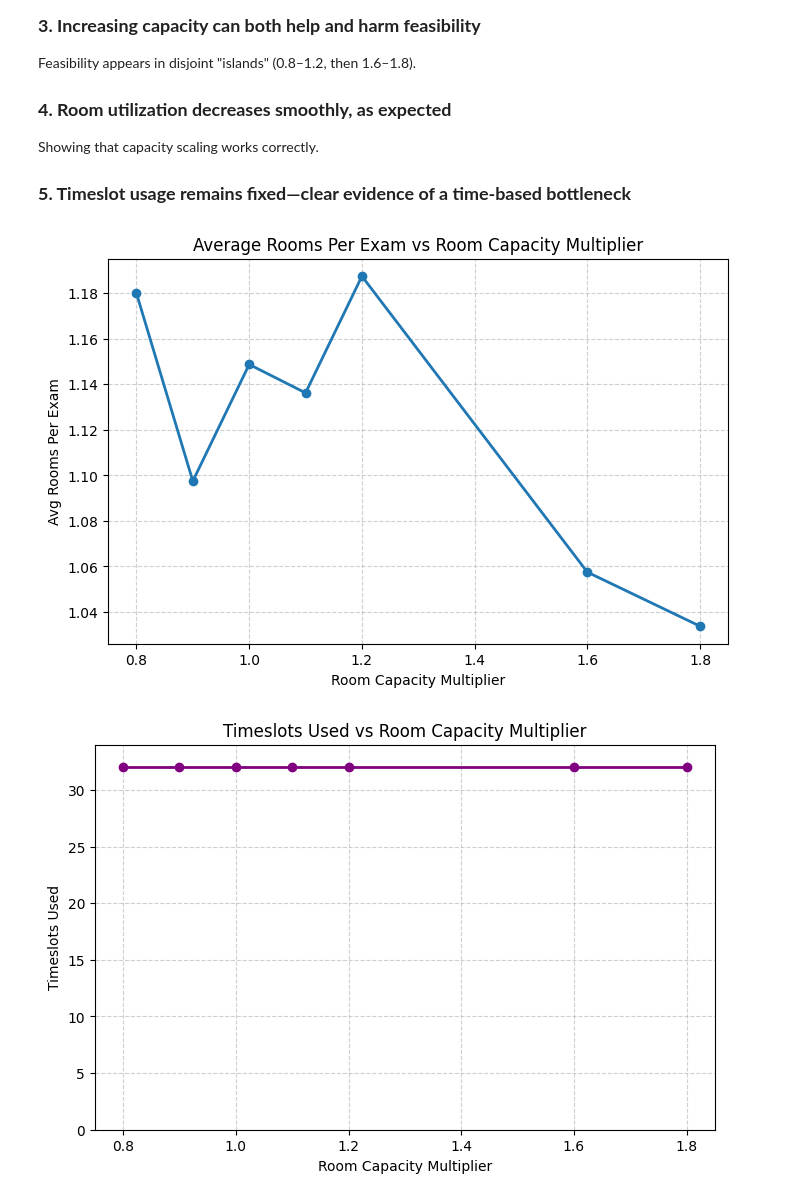
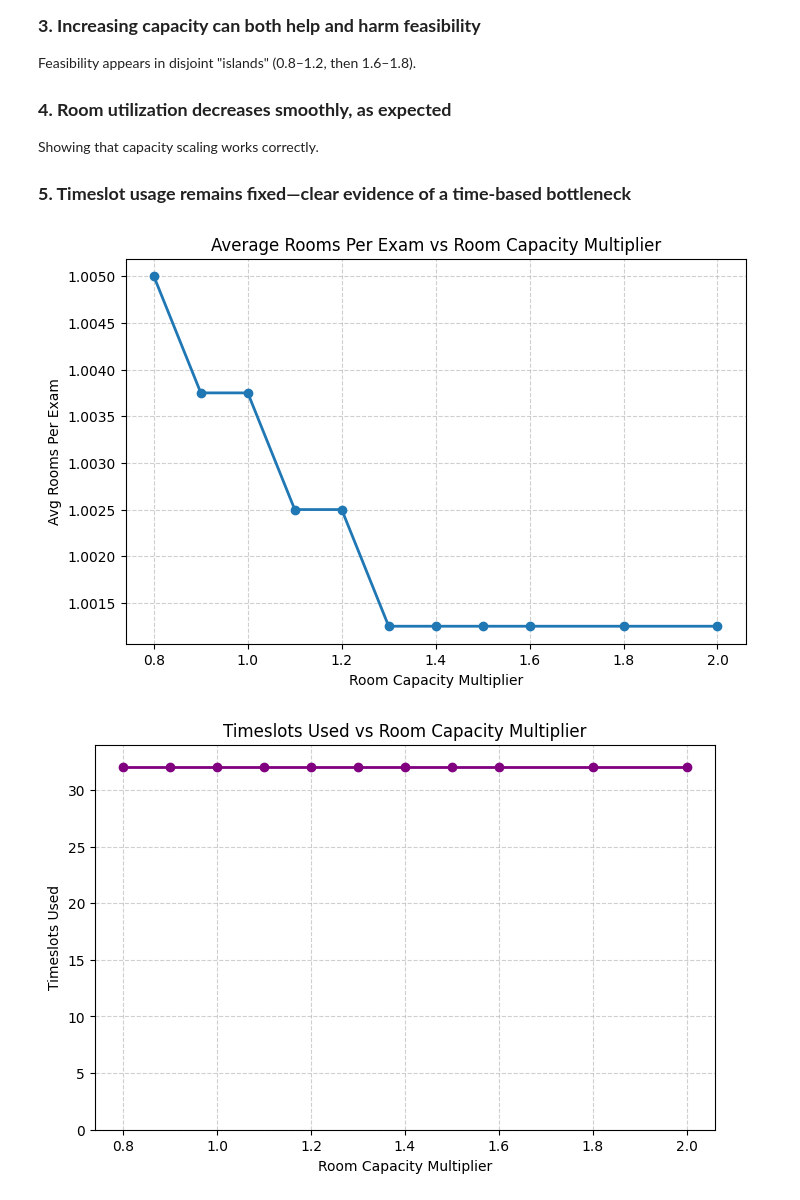
Before and after one commit to jennykhanhnguyen/optimize-exam-schedule, a Jupyter notebook: code/sensitivity_analysis.ipynb, the cells around one changed output. Saved outputs shown, nothing was run; the diff lists cells and outputs as text; code cells hidden in the pictures.

```diff
--- a/code/sensitivity_analysis.ipynb
+++ b/code/sensitivity_analysis.ipynb
@@ -373,18 +462,30 @@ def run_model(cap_multiplier=1.0, global_cap_multiplier=1.0, K=3, enrollment_mul
         "avg_room_utilization": avg_room_utilization
     }
 # %%
-def sensitivity_room_capacity():
-    multipliers = [0.7, 0.8, 0.9, 1.0, 1.1, 1.2, 1.3, 1.4, 1.5, 1.6, 1.8, 2.0]
+def sensitivity_room_capacity(
+    multipliers = [0.7, 0.8, 0.9, 1.0, 1.1, 1.2, 1.3, 1.4, 1.5, 1.6, 1.8, 2.0],
+    alpha=1.0,
+    gamma=0.3,
+    K=3,
+    global_cap_multiplier=1.0,
+    enrollment_multiplier=1.0
+):
     results = []
 
     for m in multipliers:
-        print(f"\n Running capacity multiplier {m}")
-        out = run_model(cap_multiplier=m)
+        print(f"\nRunning room capacity multiplier = {m}")
+        out = run_model(
+            alpha=alpha,
+            gamma=gamma,
+            K=K,
+            cap_multiplier=m,
+            global_cap_multiplier=global_cap_multiplier,
+            enrollment_multiplier=enrollment_multiplier
+        )
         results.append(out)
 
-    df = pd.DataFrame(results)
-    return df
+    return pd.DataFrame(results)
 
-df_cap1 = sensitivity_room_capacity()
-df_cap1
+df_cap = sensitivity_room_capacity()
+df_cap
 # %% [output]
@@ -527,35 +628,35 @@ Showing that capacity scaling works correctly.
 
 ### **5. Timeslot usage remains fixed—clear evidence of a time-based bottleneck**
 # %%
-df_plot = df_cap1[df_cap1["feasible"] == True].copy()
+df_plot = df_cap[df_cap["feasible"] == True].copy()
 
 # Plot 1: Avg Rooms Per Exam
 plt.figure(figsize=(8,5))
 plt.plot(df_plot["cap_multiplier"], df_plot["avg_rooms_per_exam"], marker='o', linewidth=2)
 plt.title("Average Rooms Per Exam vs Room Capacity Multiplier")
 plt.xlabel("Room Capacity Multiplier")
 plt.ylabel("Avg Rooms Per Exam")
 plt.grid(True, linestyle="--", alpha=0.6)
 plt.show()
 
 # Plot 2: Timeslots Used
 plt.figure(figsize=(8,5))
 plt.plot(df_plot["cap_multiplier"], df_plot["timeslots_used"], marker='o', color="purple", linewidth=2)
 plt.title("Timeslots Used vs Room Capacity Multiplier")
 plt.xlabel("Room Capacity Multiplier")
 plt.ylabel("Timeslots Used")
 plt.grid(True, linestyle="--", alpha=0.6)
 plt.ylim(0, max(df_plot["timeslots_used"])+2)
 plt.show()
 
 # Plot 3: Avg Room Utilization
 plt.figure(figsize=(8,5))
 plt.plot(df_plot["cap_multiplier"], df_plot["avg_room_utilization"], marker='o', color="green", linewidth=2)
 plt.title("Average Room Utilization vs Room Capacity Multiplier")
 plt.xlabel("Room Capacity Multiplier")
 plt.ylabel("Avg Room Utilization")
 plt.grid(True, linestyle="--", alpha=0.6)
 plt.show()
 # %% [output]
-[figure, old version]
+[figure, new version]
-[figure, old version]
+[figure, new version]
```
Also changed, not shown: parts of 14 cells of this notebook, 1 other file.
